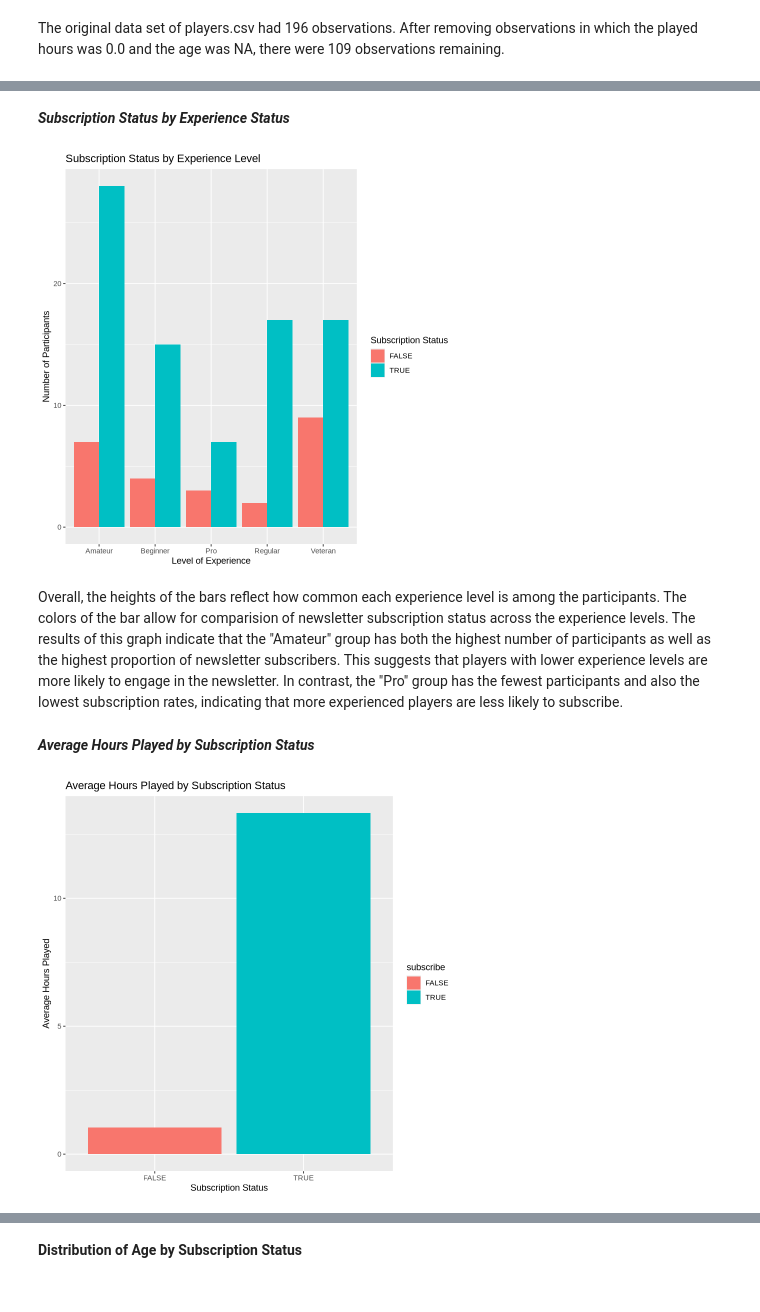
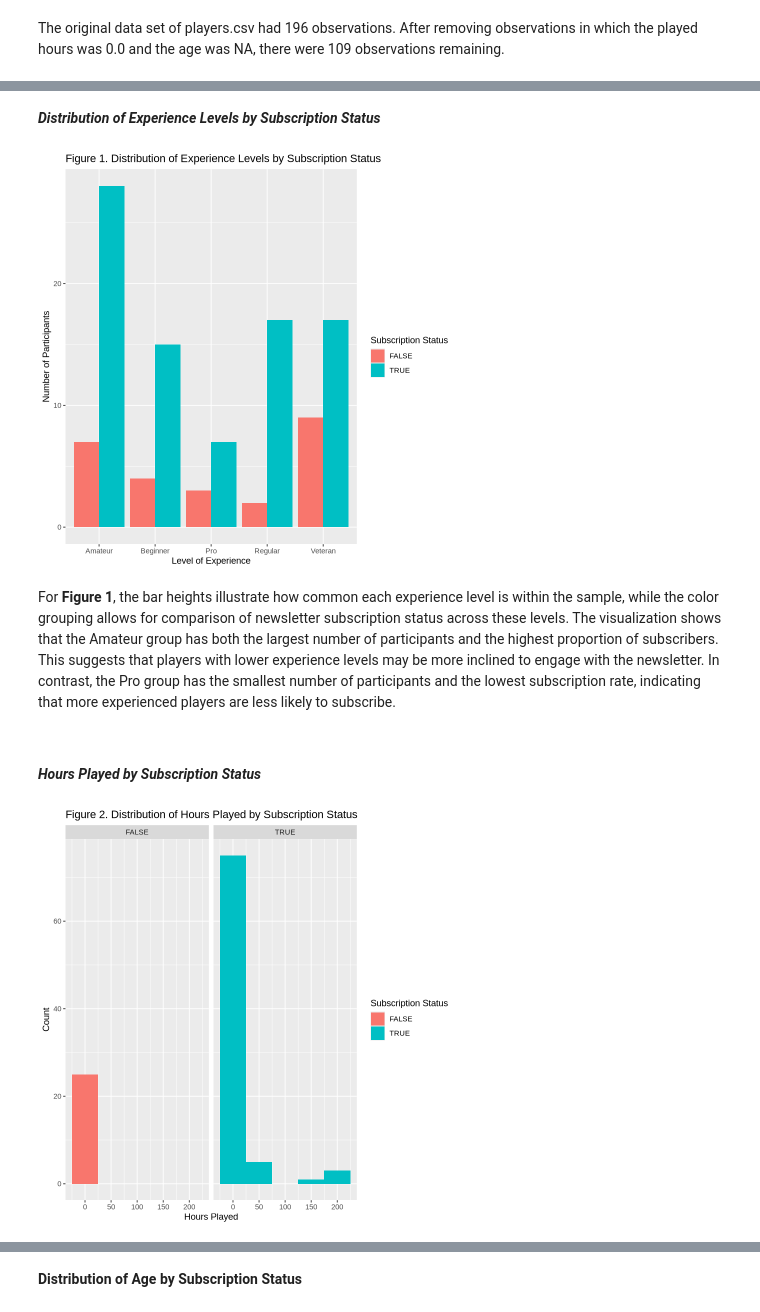
Before and after one commit to wandereryiu/dsci-100-2025W1-group-38, a Jupyter notebook: dsci_100_project_report_group_38.ipynb, the cells around one changed output, grey strips where cells are left out. Drawn from its saved outputs; the diff is of its cells as text; code cells hidden in the pictures.

Commit message:
Add coomplete introduction, exploratory data analysis, and update visualizations

```diff
--- a/dsci_100_project_report_group_38.ipynb
+++ b/dsci_100_project_report_group_38.ipynb
@@ -173,24 +193,28 @@ A tibble: 6 × 2
 # %% [markdown]
-***Subscription Status by Experience Status***
+***Distribution of Experience Levels by Subscription Status***
 # %%
 experience_bar_chart <- ggplot(players_filtered, aes(x = experience, fill = subscribe)) +
     geom_bar(position = "dodge") +
     labs(x = "Level of Experience", y = "Number of Participants",
          fill = "Subscription Status",
-         title = "Subscription Status by Experience Level")
+         title = "Figure 1. Distribution of Experience Levels by Subscription Status")
 experience_bar_chart
 # %% [output]
-[figure, old version]
+[figure, new version]
 # %% [markdown]
-Overall, the heights of the bars reflect how common each experience level is among the participants. The colors of the bar allow for comparision of newsletter subscription status across the experience levels. The results of this graph indicate that the "Amateur" group has both the highest number of participants as well as the highest proportion of newsletter subscribers. This suggests that players with lower experience levels are more likely to engage in the newsletter. In contrast, the "Pro" group has the fewest participants and also the lowest subscription rates, indicating that more experienced players are less likely to subscribe.
+For **Figure 1**, the bar heights illustrate how common each experience level is within the sample, while the color grouping allows for comparison of newsletter subscription status across these levels. The visualization shows that the Amateur group has both the largest number of participants and the highest proportion of subscribers. This suggests that players with lower experience levels may be more inclined to engage with the newsletter. In contrast, the Pro group has the smallest number of participants and the lowest subscription rate, indicating that more experienced players are less likely to subscribe.
+
+<br>
 # %% [markdown]
-***Average Hours Played by Subscription Status***
+***Hours Played by Subscription Status***
 # %%
-played_hours_plot <- ggplot(average_hours, aes(x = subscribe, y = avg_hours, fill = subscribe)) +
-    geom_bar(stat = "identity") +
-    labs(x = "Subscription Status", y = "Average Hours Played",
-         title = "Average Hours Played by Subscription Status")
+played_hours_plot <- ggplot(players_filtered, aes(x = played_hours, fill = subscribe)) +
+    geom_histogram(binwidth = 50) +
+    facet_wrap(~ subscribe) +
+    labs(x = "Hours Played", y = "Count", fill = "Subscription Status",
+            title = "Figure 2. Distribution of Hours Played by Subscription Status")
+
 played_hours_plot
 # %% [output]
-[figure, old version]
+[figure, new version]
 # %% [markdown]
```
Also changed, not shown: parts of 18 cells of this notebook.
